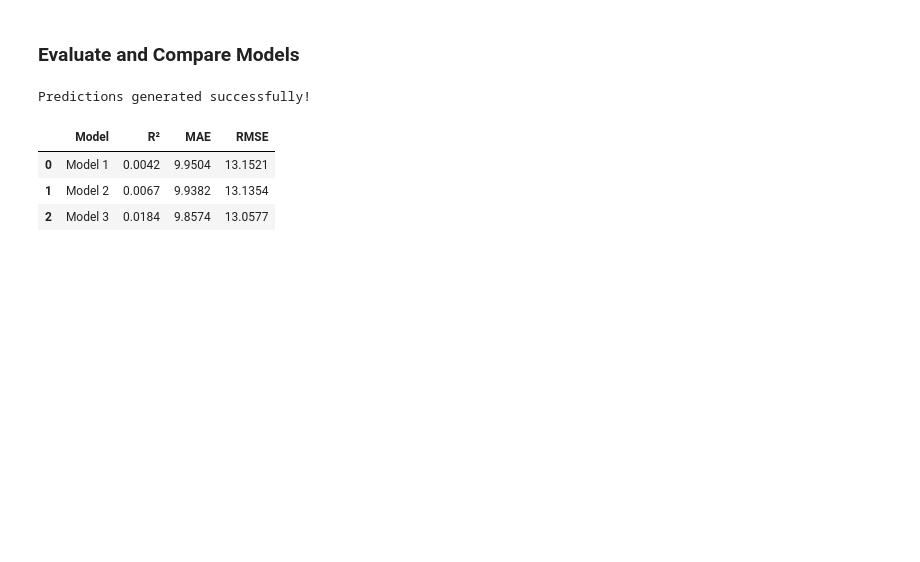
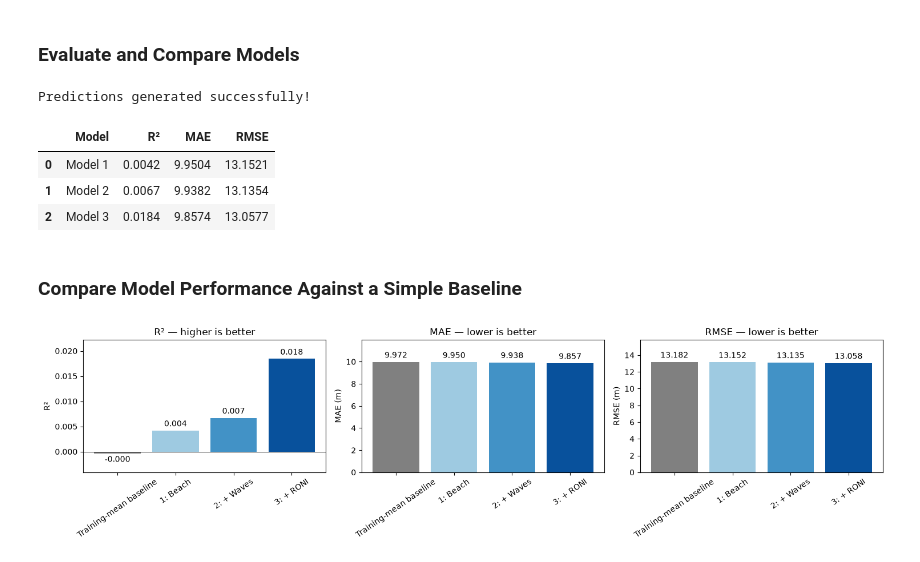
Before and after one commit to afdeanon/El-Nino-Shoreline-Machine-Learning, a Jupyter notebook: scripts/shoreline_linear_regression.ipynb, the cells around one changed output. Drawn from its saved outputs; the diff is of its cells as text; code cells hidden in the pictures; blank space fills up the shorter version.

Commit message:
Data Visualization Tests for models

```diff
--- a/scripts/shoreline_linear_regression.ipynb
+++ b/scripts/shoreline_linear_regression.ipynb
@@ -214,3 +214,48 @@ display(results_df.round(4))
 | 0 | Model 1 | 0.0042 | 9.9504 | 13.1521 |
 | 1 | Model 2 | 0.0067 | 9.9382 | 13.1354 |
 | 2 | Model 3 | 0.0184 | 9.8574 | 13.0577 |
+# %% [markdown]
+### Compare Model Performance Against a Simple Baseline
+# %%
+import matplotlib.pyplot as plt
+
+baseline_pred = np.full(len(y_test), y_train.mean())
+
+comparison = pd.DataFrame({
+    "Model": ["Training-mean baseline", "1: Beach", "2: + Waves", "3: + RONI"],
+    "R²": [
+        r2_score(y_test, baseline_pred),
+        r2_score(y_test, y_pred_1),
+        r2_score(y_test, y_pred_2),
+        r2_score(y_test, y_pred_3),
+    ],
+    "MAE": [
+        mean_absolute_error(y_test, baseline_pred),
+        mean_absolute_error(y_test, y_pred_1),
+        mean_absolute_error(y_test, y_pred_2),
+        mean_absolute_error(y_test, y_pred_3),
+    ],
+    "RMSE": [
+        np.sqrt(mean_squared_error(y_test, baseline_pred)),
+        np.sqrt(mean_squared_error(y_test, y_pred_1)),
+        np.sqrt(mean_squared_error(y_test, y_pred_2)),
+        np.sqrt(mean_squared_error(y_test, y_pred_3)),
+    ],
+})
+
+fig, axes = plt.subplots(1, 3, figsize=(15, 4))
+colors = ["gray", "#9ecae1", "#4292c6", "#08519c"]
+
+for ax, metric in zip(axes, ["R²", "MAE", "RMSE"]):
+    bars = ax.bar(comparison["Model"], comparison[metric], color=colors)
+    ax.bar_label(bars, fmt="%.3f", padding=3)
+    ax.set_title(f"{metric} — {'higher' if metric == 'R²' else 'lower'} is better")
+    ax.set_ylabel(metric if metric == "R²" else f"{metric} (m)")
+    ax.tick_params(axis="x", rotation=35)
+    ax.axhline(0, color="black", linewidth=0.7)
+    ax.margins(y=0.2)
+
+plt.tight_layout()
+plt.show()
+# %% [output]
+[figure, added]
```
Also changed, not shown: parts of 5 cells of this notebook, 1 other file.
